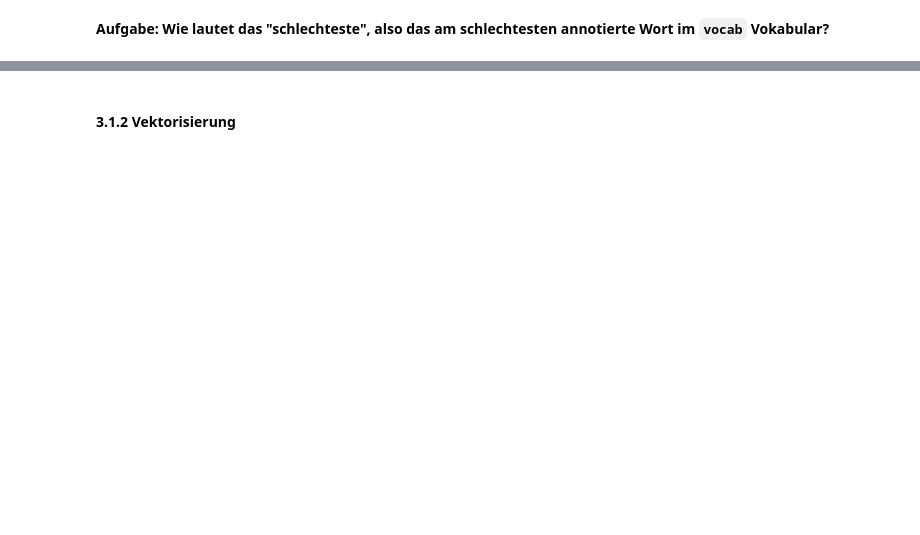
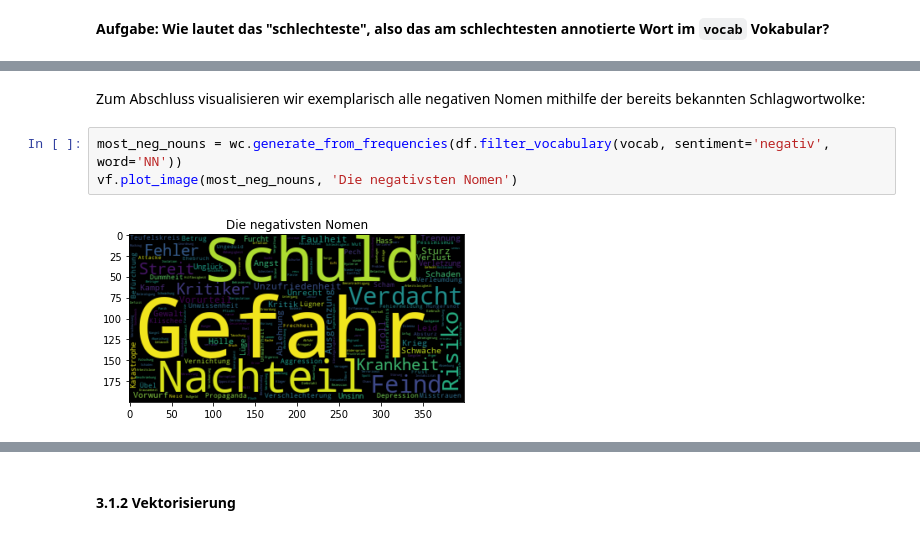
Before and after one commit to orca-nrw/lernmodul-texte, a Jupyter notebook: index.ipynb, the cells around one changed output, grey strips where cells are left out. Saved outputs shown, nothing was run; the diff lists cells and outputs as text; blank space fills up the shorter version.

```diff
--- a/index.ipynb
+++ b/index.ipynb
@@ -777,0 +774,7 @@ Unser Vokabular ist fertig. Als nächstes richten wir den Fokus wieder auf unser
+# %% [markdown]
+Zum Abschluss visualisieren wir exemplarisch alle negativen Nomen mithilfe der bereits bekannten Schlagwortwolke:
+# %%
+most_neg_nouns = wc.generate_from_frequencies(df.filter_vocabulary(vocab, sentiment='negativ', word='NN'))
+vf.plot_image(most_neg_nouns, 'Die negativsten Nomen')
+# %% [output]
+[figure, added]
```
Also changed, not shown: parts of 132 cells of this notebook, 2 other files.
